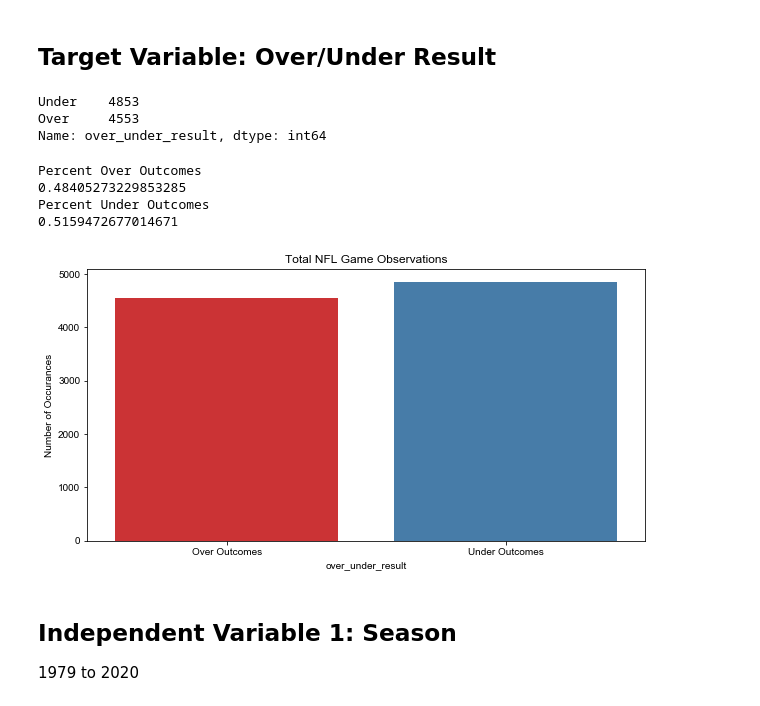
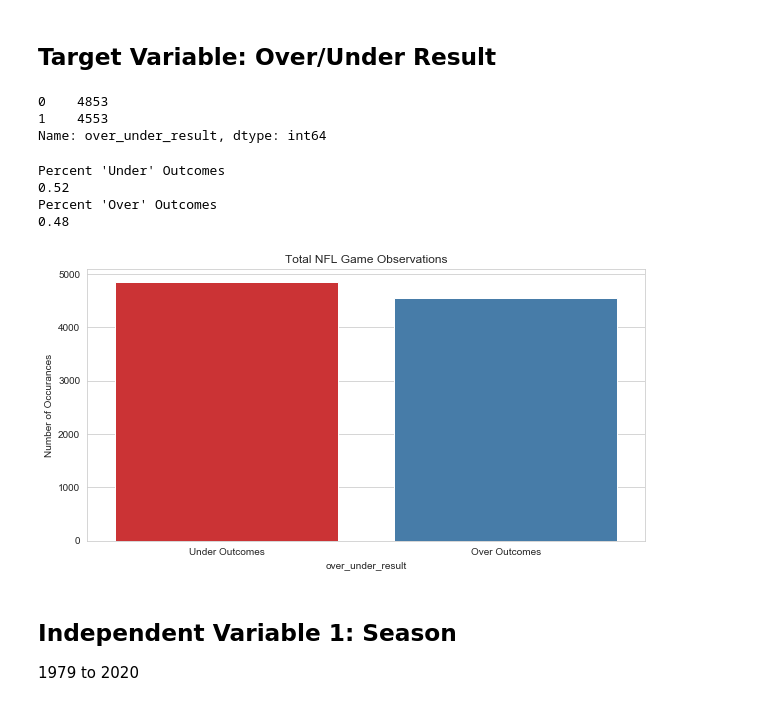
Before and after one commit to azieky/over_under_predictor, a Jupyter notebook: EDA_Notebook.ipynb, the cells around one changed output. Drawn from its saved outputs; the diff is of its cells as text; code cells hidden in the pictures.

```diff
--- a/EDA_Notebook.ipynb
+++ b/EDA_Notebook.ipynb
@@ -12,8 +12,10 @@ pd.set_option('display.max_columns', 100)
 # %%
 df = pd.read_csv('final_df.csv')
 # %%
-#Drop Values not needed for EDA
+### Drop Null Values *will amend if there is time* ###
+df = df.dropna(subset=['weather_temperature'])
 
-df = df.dropna(subset=['weather_temperature'])
+### Drop Columns not need for EDA ###
 df = df.drop(columns=['weather_humidity','weather_detail','stadium_address','stadium_weather_station_code',
                       'stadium_weather_type','STATION','ELEVATION'])
+df['over_under_result'] = np.where(df['over_under_result'] == 'Over',1,0)
@@ -34,35 +22,38 @@ plt.show()
 # %% [markdown]
 ## Target Variable: Over/Under Result
-# %%
-df.over_under_result.value_counts()
-# %% [output]
-Under    4853
-Over     4553
-Name: over_under_result, dtype: int64
+# %%
+### Check Class Imbalalance ###
+
+df.over_under_result.value_counts()
+# %% [output]
+0    4853
+1    4553
+Name: over_under_result, dtype: int64
 # %%
-#Percentages
-print("Percent Over Outcomes")
-print((df.groupby(['over_under_result']).over_under_result.count()[0]/
-       df.groupby(['over_under_result']).over_under_result.count().sum()))
-print("Percent Under Outcomes")
-print((df.groupby(['over_under_result']).over_under_result.count()[1]/
-       df.groupby(['over_under_result']).over_under_result.count().sum()))
+### Percentages of Classes ###
+print("Percent 'Under' Outcomes")
+print(round((df.groupby(['over_under_result']).over_under_result.count()[0]/
+       df.groupby(['over_under_result']).over_under_result.count().sum()),2))
+print("Percent 'Over' Outcomes")
+print(round((df.groupby(['over_under_result']).over_under_result.count()[1]/
+       df.groupby(['over_under_result']).over_under_result.count().sum()),2))
 # %% [output]
-Percent Over Outcomes
-0.48405273229853285
-Percent Under Outcomes
-0.5159472677014671
+Percent 'Under' Outcomes
+0.52
+Percent 'Over' Outcomes
+0.48
 # %%
-#Target Variable Countplot
+### Target Variable Countplot to help Visualize Class Imbalance ###
+
 plt.figure(figsize = (10,5))
 sns.countplot(df['over_under_result'], palette="Set1")
 sns.set_style("whitegrid")
 plt.title('Total NFL Game Observations')
 plt.ylabel('Number of Occurances')
-plt.xticks(np.arange(2), ['Over Outcomes','Under Outcomes'])
+plt.xticks(np.arange(2), ['Under Outcomes','Over Outcomes'])
 plt.show()
 # %% [output]
-[figure, old version]
+[figure, new version]
 # %% [markdown]
 ## Independent Variable 1: Season
 
```
Also changed, not shown: parts of 9 cells of this notebook, 6 other files.
